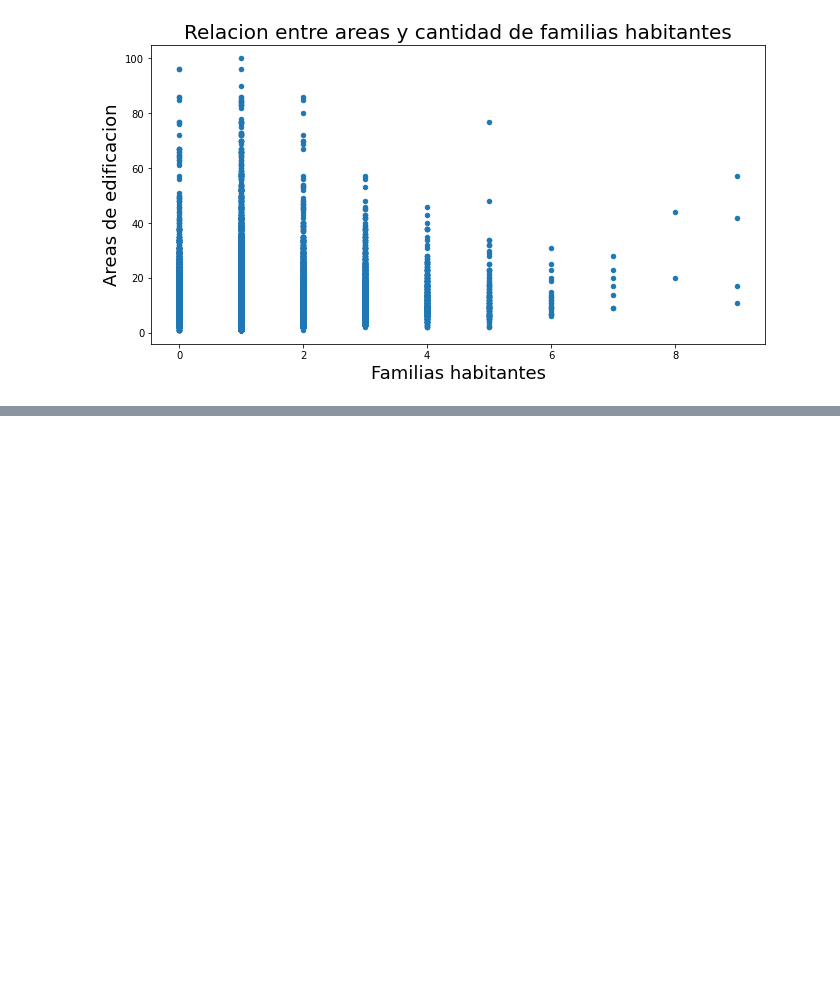
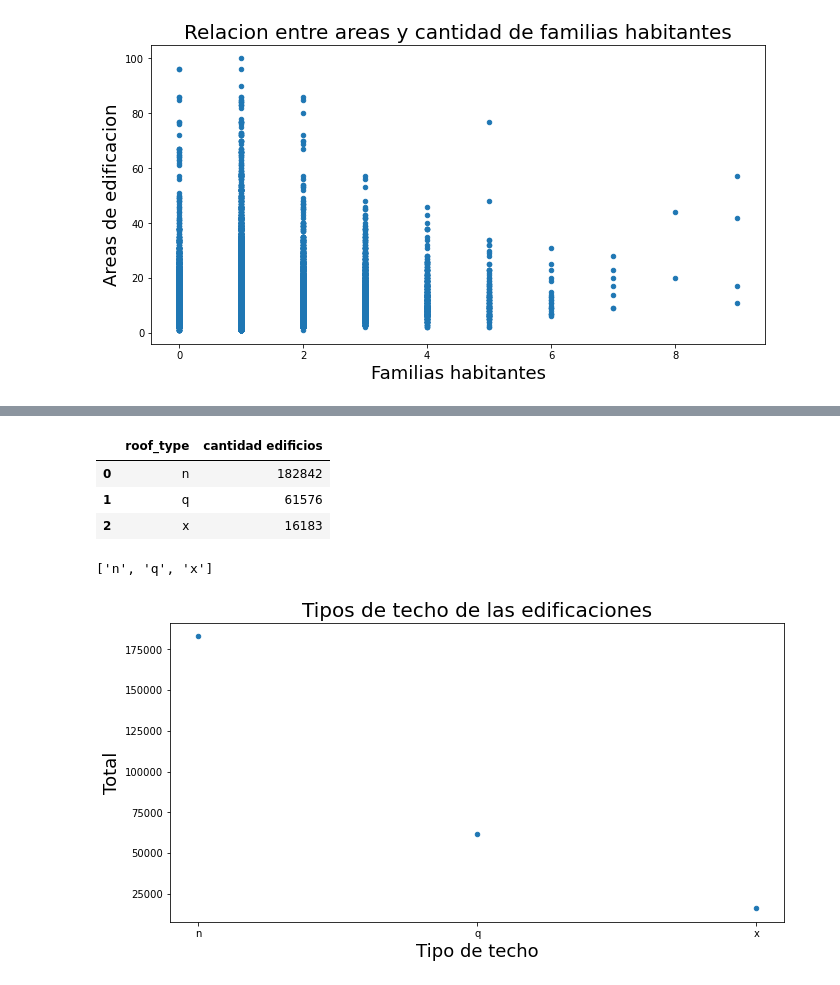
Before and after one commit to FranciscoGauna/TP-Datos-2021, a Jupyter notebook: Usos de las edificaciones.ipynb, the cells around one changed output, grey strips where cells are left out. Saved outputs shown, nothing was run; the diff lists cells and outputs as text; code cells hidden in the pictures; blank space fills up the shorter version.

Commit message:
agregando tipos de techos

```diff
--- a/Usos de las edificaciones.ipynb
+++ b/Usos de las edificaciones.ipynb
@@ -387,3 +387,7 @@ g.set_xlabel("Familias habitantes", fontsize=18);
 g.set_ylabel("Areas de edificacion", fontsize=18);
 # %% [output]
 [figure]
+# %%
+tiposTecho = values[['building_id', 'age', 'roof_type']]\
+.merge(labels, on = 'building_id')
+tiposTecho.head(10)
@@ -389,0 +406,22 @@ g.set_ylabel("Areas de edificacion", fontsize=18);
+# %%
+tiposTecho = tiposTecho.groupby(['roof_type']).agg({'building_id': 'count'})\
+.reset_index().rename(columns = {'building_id': 'cantidad edificios'})
+tiposTecho.head(10)
+# %% [output]
+|  | roof_type | cantidad edificios |
+| 0 | n | 182842 |
+| 1 | q | 61576 |
+| 2 | x | 16183 |
+# %%
+tipos = list(values.groupby('roof_type').count().index)
+print(tipos)
+# %% [output]
+['n', 'q', 'x']
+# %%
+tiposTecho.plot(kind='scatter', x='roof_type', y='cantidad edificios',figsize=(11,5.5))
+g=plt.gca()
+g.set_title("Tipos de techo de las edificaciones",fontsize=20);
+g.set_xlabel("Tipo de techo", fontsize=18);
+g.set_ylabel("Total", fontsize=18);
+# %% [output]
+[figure, added]
```
Also changed, not shown: parts of 6 cells of this notebook.
